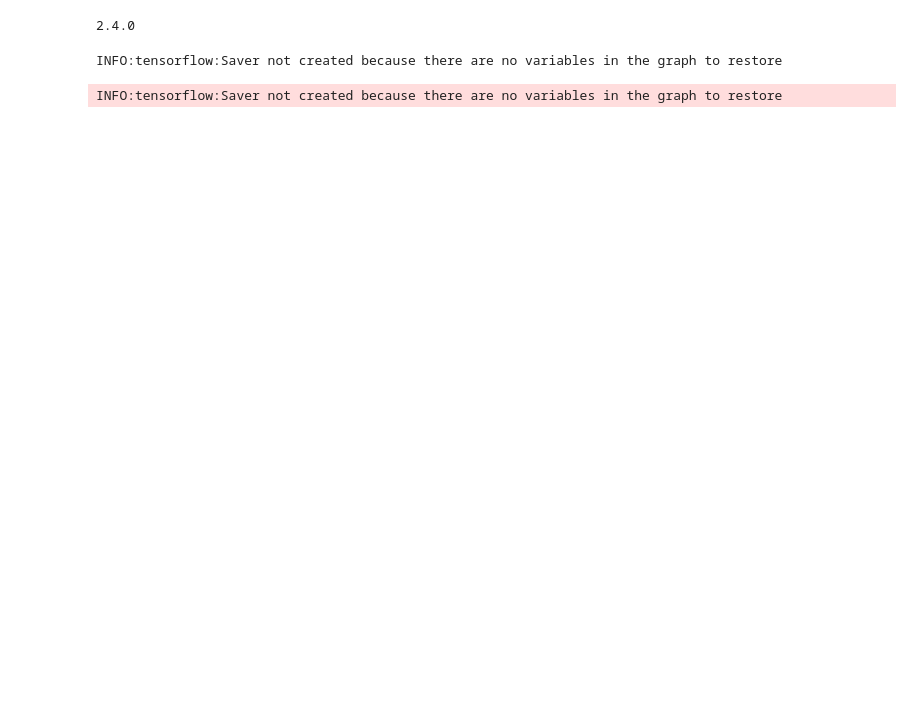
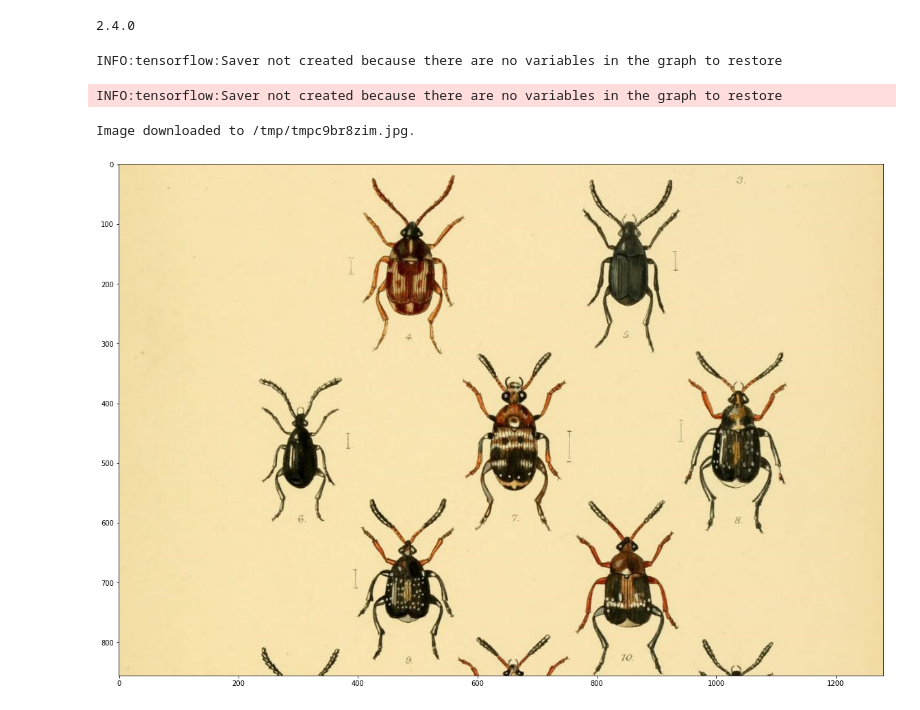
Before and after one commit to Rohith04MVK/Flask-Object-Detection-App, a Jupyter notebook: src/main.ipynb, the cells around one changed output. Drawn from its saved outputs; the diff is of its cells as text; code cells hidden in the pictures; blank space fills up the shorter version.

Commit message:
Added a test image

```diff
--- a/src/main.ipynb
+++ b/src/main.ipynb
@@ -110,6 +110,12 @@ def load_img(path):
     img = tf.io.read_file(path)
     img = tf.image.decode_jpeg(img, channels=3)
     return img
+# %%
+test_url = "https://upload.wikimedia.org/wikipedia/commons/1/1b/The_Coleoptera_of_the_British_islands_%28Plate_125%29_%288592917784%29.jpg"
+test_image = download_and_resize_image(image_url, 1280, 856, True)
+# %% [output]
+Image downloaded to /tmp/tmpc9br8zim.jpg.
+[figure, added]
 # %%
 %%capture
 %cd /content/drive/MyDrive/RohithWorkspace/Object-Detection-Website
```
Also changed, not shown: parts of 1 cell of this notebook.
